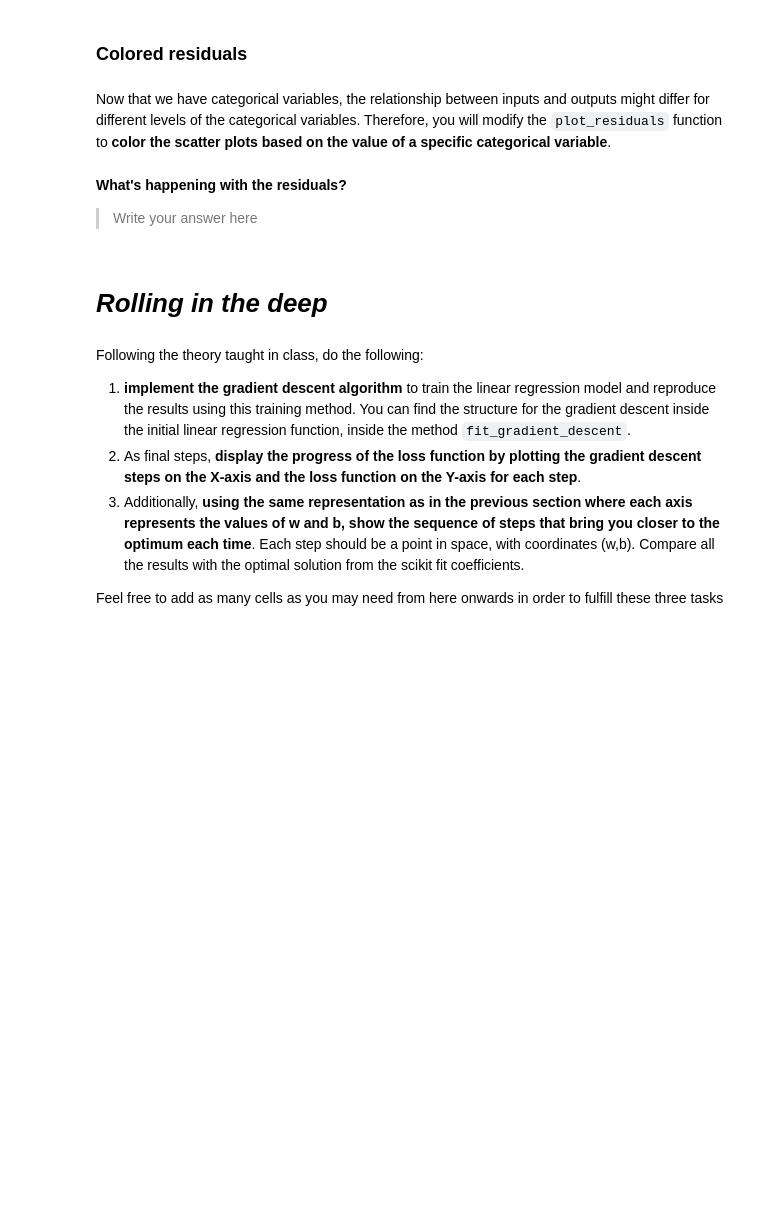
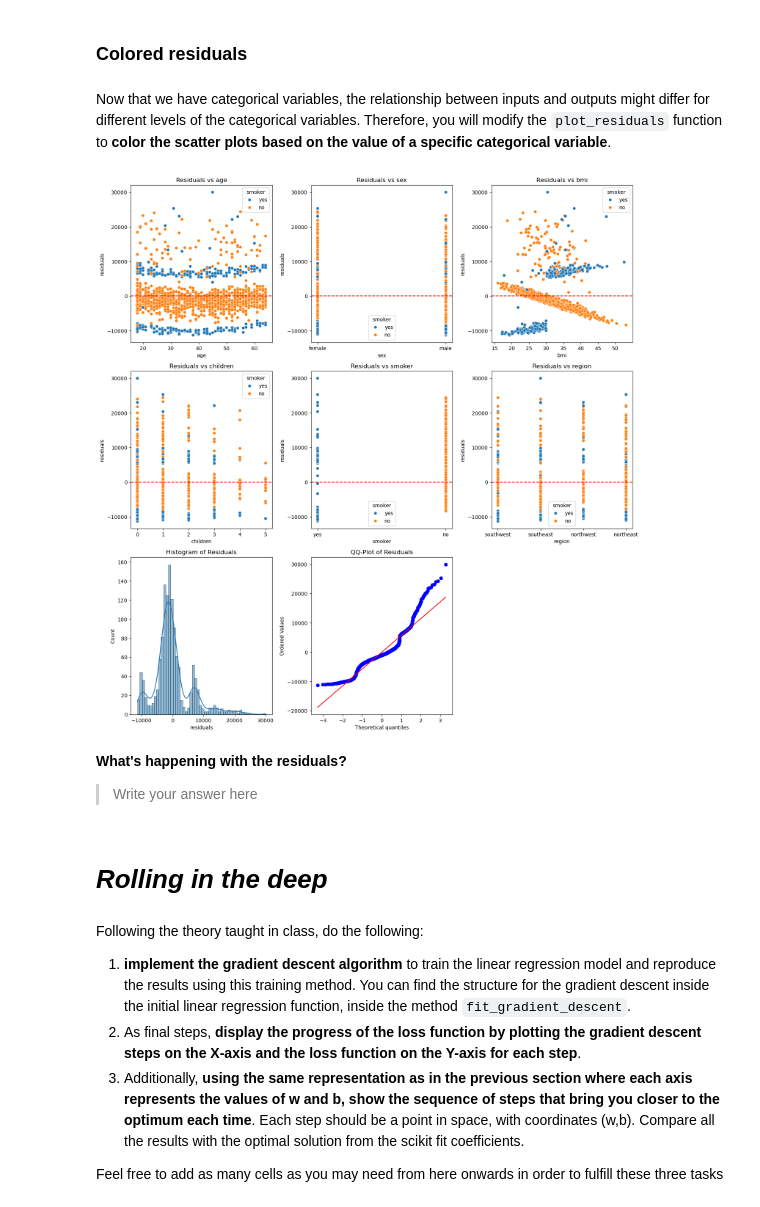
Before and after one commit to ICAI-IMAT-ML/p2-4-berasteguip, a Jupyter notebook: notebook/Lab_2_4_LR2.ipynb, the cells around one changed output. Drawn from its saved outputs; the diff is of its cells as text; code cells hidden in the pictures; blank space fills up the shorter version.

```diff
--- a/notebook/Lab_2_4_LR2.ipynb
+++ b/notebook/Lab_2_4_LR2.ipynb
@@ -268,8 +263,8 @@ url = "https://raw.githubusercontent.com/stedy/Machine-Learning-with-R-datasets/
 data = pd.read_csv(url)
 
 # Preprocess the data
-# TODO: One-hot encode categorical variables. Use pd.get_dummies()
-data_encoded = pd.get_dummies(None)
+# One-hot encode categorical variables. Use pd.get_dummies()
+data_encoded = pd.get_dummies(data, drop_first=True)
 
 # Split the data into features (X) and target (y)
 X = data_encoded.drop('charges', axis=1)
@@ -305,8 +300,7 @@ def plot_residuals(data, output_column, prediction_column, categorical_var=None)
         prediction_column (str): The name of the prediction column.
         categorical_var (str, optional): The name of a categorical variable for coloring. Defaults to None.
     """
-    # TODO: As before, calculate residuals
-    data['residuals'] = None
+    data['residuals'] = data[output_column] - data[prediction_column]
 
     # Identify columns to plot (excluding the output and prediction columns)
     columns_to_plot = [col for col in data.columns if col not in [output_column, prediction_column, 'residuals']]
@@ -321,36 +315,37 @@ def plot_residuals(data, output_column, prediction_column, categorical_var=None)
     # Flatten the axes array for easy iteration
     axes = axes.flatten()
 
     # TODO: Plot each variable against the residuals
     for i, col in enumerate(columns_to_plot):
         ax = axes[i]
 
         if categorical_var and categorical_var in data.columns:
-            sns.scatterplot(x = None, y = None, data=data, ax=ax hue = None)
+            sns.scatterplot(x=data[col], y=data['residuals'], hue=data[categorical_var], ax=ax)
         else:
-            sns.scatterplot(x = None, y = None, data=data, ax=ax)
-
+            sns.scatterplot(x=data[col], y=data['residuals'], ax=ax)
         ax.set_title(f'Residuals vs {col}')
         ax.axhline(0, ls='--', color='r')
 
     # Histogram of residuals
     sns.histplot(data['residuals'], kde=True, ax=axes[i + 1])
     axes[i + 1].set_title('Histogram of Residuals')
 
     # QQ-plot of residuals
     stats.probplot(data['residuals'], dist="norm", plot=axes[i + 2])
     axes[i + 2].set_title('QQ-Plot of Residuals')
 
     # Hide any unused axes
     for j in range(i + 3, len(axes)):
         axes[j].set_visible(False)
 
     plt.tight_layout()
     plt.show()
 
 data['predictions'] = model.predict(X)
 # Example usage
 plot_residuals(data, 'charges', 'predictions', 'smoker')
+# %% [output]
+[figure, added]
 # %% [markdown]
 **What's happening with the residuals?**
 > Write your answer here
```
Also changed, not shown: parts of 5 cells of this notebook, 1 other file.
